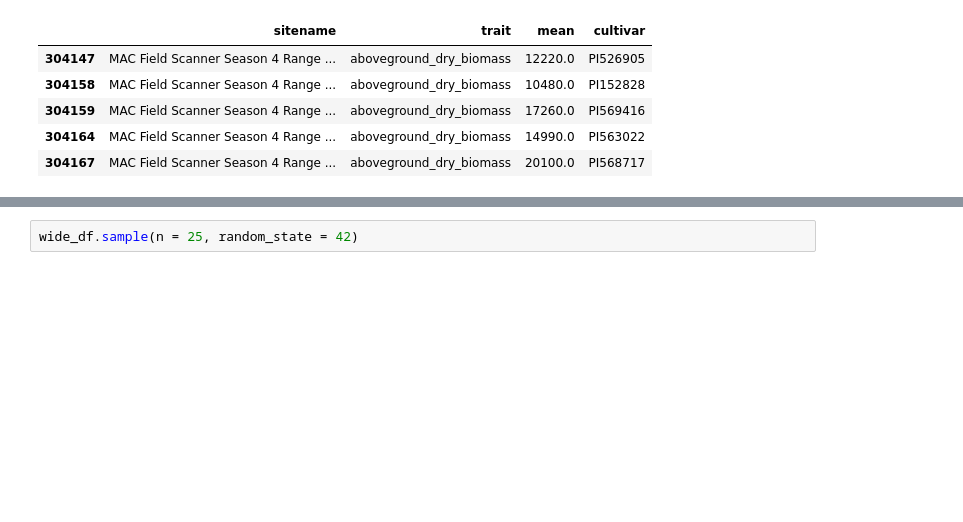
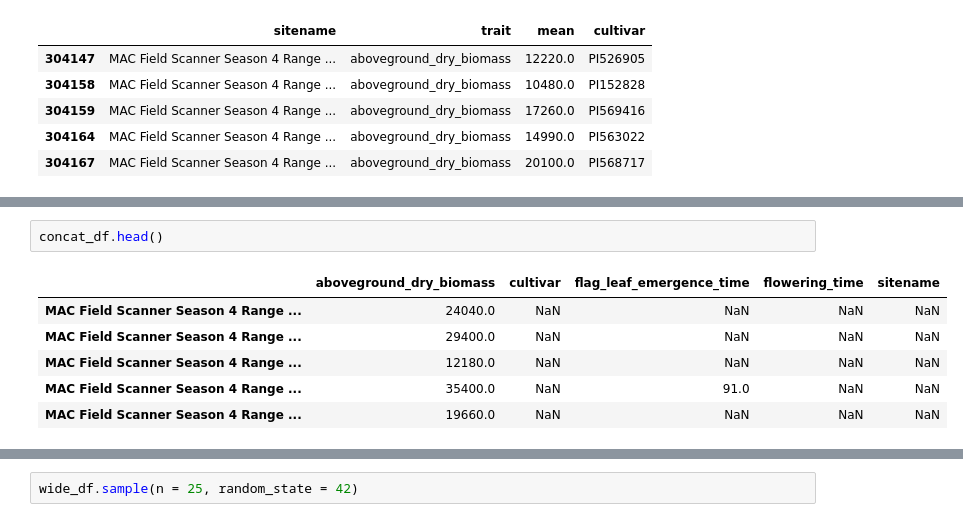
Before and after one commit to genophenoenvo/terraref-datasets, a Jupyter notebook: notebooks/gh5_phenotypes.ipynb, the cells around one changed output, grey strips where cells are left out. Saved outputs shown, nothing was run; the diff lists cells and outputs as text; blank space fills up the shorter version.

```diff
--- a/notebooks/gh5_phenotypes.ipynb
+++ b/notebooks/gh5_phenotypes.ipynb
@@ -492,0 +566,9 @@ wide_df.head()
+# %%
+concat_df.head()
+# %% [output]
+|  | aboveground_dry_biomass | cultivar | flag_leaf_emergence_time | flowering_time | sitename |
+| MAC Field Scanner Season 4 Range ... | 24040.0 | NaN | NaN | NaN | NaN |
+| MAC Field Scanner Season 4 Range ... | 29400.0 | NaN | NaN | NaN | NaN |
+| MAC Field Scanner Season 4 Range ... | 12180.0 | NaN | NaN | NaN | NaN |
+| MAC Field Scanner Season 4 Range ... | 35400.0 | NaN | 91.0 | NaN | NaN |
+| MAC Field Scanner Season 4 Range ... | 19660.0 | NaN | NaN | NaN | NaN |
```
Also changed, not shown: parts of 18 cells of this notebook.
